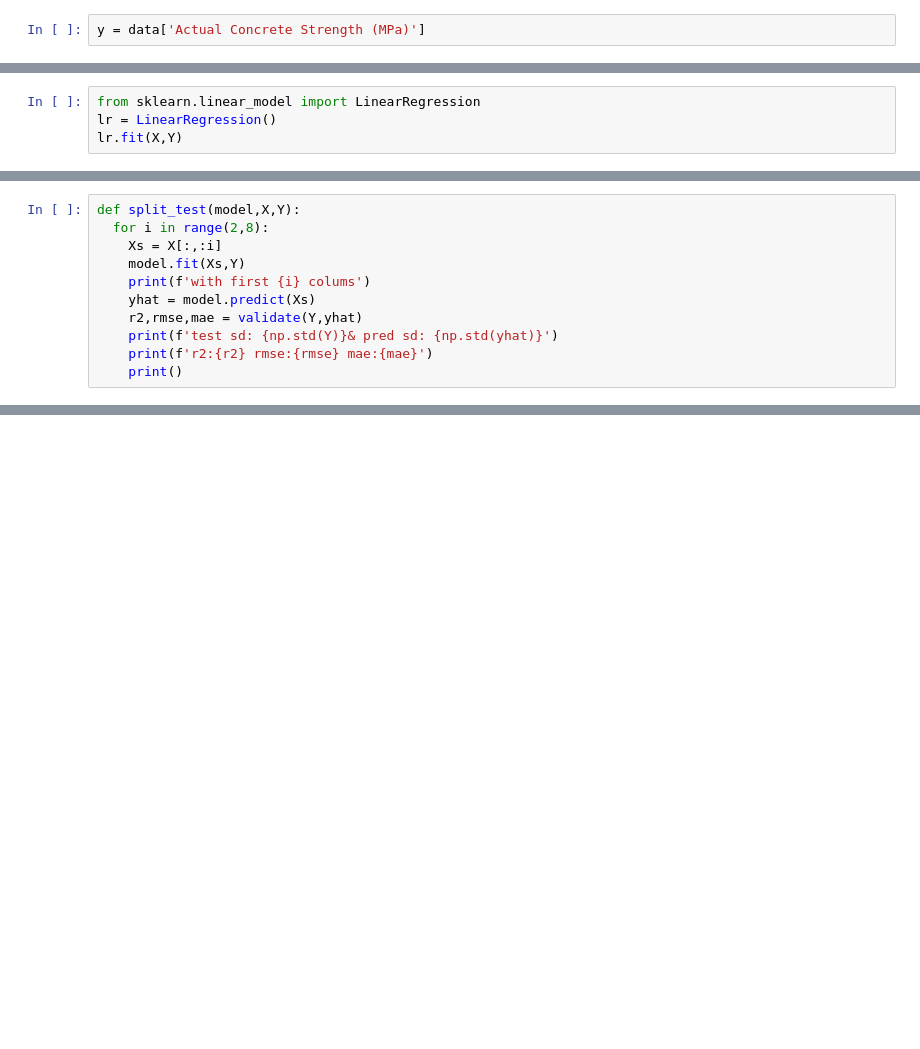
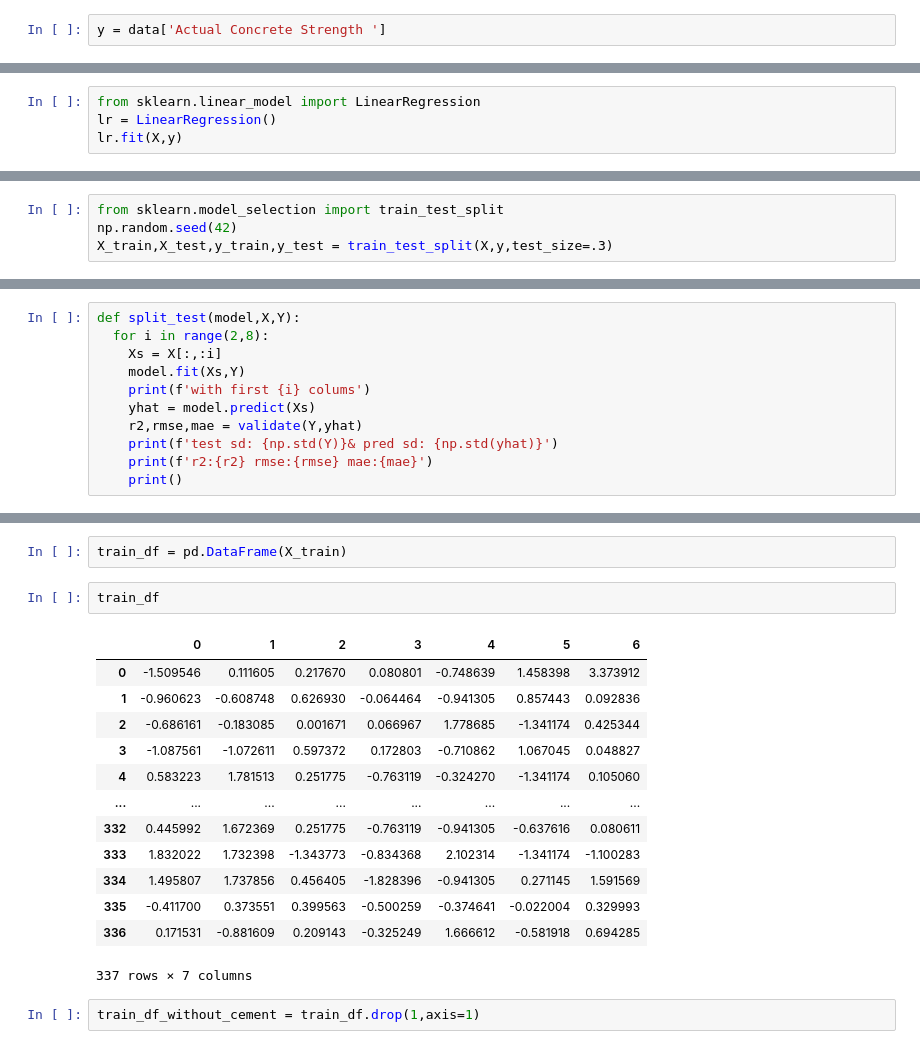
Before and after one commit to Sirfowahid/Concrete_Compressive_Strength_Analysis_Using_ML, a Jupyter notebook: CCSA.ipynb, the cells around one changed output, grey strips where cells are left out. Saved outputs shown, nothing was run; the diff lists cells and outputs as text; blank space fills up the shorter version.

```diff
--- a/CCSA.ipynb
+++ b/CCSA.ipynb
@@ -52,5 +38,5 @@ X.head()
 # %%
-y = data['Actual Concrete Strength (MPa)']
+y = data['Actual Concrete Strength ']
 # %%
 X.describe()
 # %% [output]
@@ -115,7 +147,7 @@ plt.show()
 # %%
 from sklearn.linear_model import LinearRegression
 lr = LinearRegression()
-lr.fit(X,Y)
+lr.fit(X,y)
 # %% [output]
 LinearRegression()
 # %%
@@ -141,0 +184,4 @@ print(yhat)
+# %%
+from sklearn.model_selection import train_test_split
+np.random.seed(42)
+X_train,X_test,y_train,y_test = train_test_split(X,y,test_size=.3)
@@ -376,0 +922,20 @@ r2:0.9958712095467521 rmse:0.03632568511577805 mae:-0.001319555399130659
+# %%
+train_df = pd.DataFrame(X_train)
+# %%
+train_df
+# %% [output]
+|  | 0 | 1 | 2 | 3 | 4 | 5 | 6 |
+| 0 | -1.509546 | 0.111605 | 0.217670 | 0.080801 | -0.748639 | 1.458398 | 3.373912 |
+| 1 | -0.960623 | -0.608748 | 0.626930 | -0.064464 | -0.941305 | 0.857443 | 0.092836 |
+| 2 | -0.686161 | -0.183085 | 0.001671 | 0.066967 | 1.778685 | -1.341174 | 0.425344 |
+| 3 | -1.087561 | -1.072611 | 0.597372 | 0.172803 | -0.710862 | 1.067045 | 0.048827 |
+| 4 | 0.583223 | 1.781513 | 0.251775 | -0.763119 | -0.324270 | -1.341174 | 0.105060 |
+| ... | ... | ... | ... | ... | ... | ... | ... |
+| 332 | 0.445992 | 1.672369 | 0.251775 | -0.763119 | -0.941305 | -0.637616 | 0.080611 |
+| 333 | 1.832022 | 1.732398 | -1.343773 | -0.834368 | 2.102314 | -1.341174 | -1.100283 |
+| 334 | 1.495807 | 1.737856 | 0.456405 | -1.828396 | -0.941305 | 0.271145 | 1.591569 |
+| 335 | -0.411700 | 0.373551 | 0.399563 | -0.500259 | -0.374641 | -0.022004 | 0.329993 |
+| 336 | 0.171531 | -0.881609 | 0.209143 | -0.325249 | 1.666612 | -0.581918 | 0.694285 |
+337 rows × 7 columns
+# %%
+train_df_without_cement = train_df.drop(1,axis=1)
```
Also changed, not shown: parts of 91 cells of this notebook.
